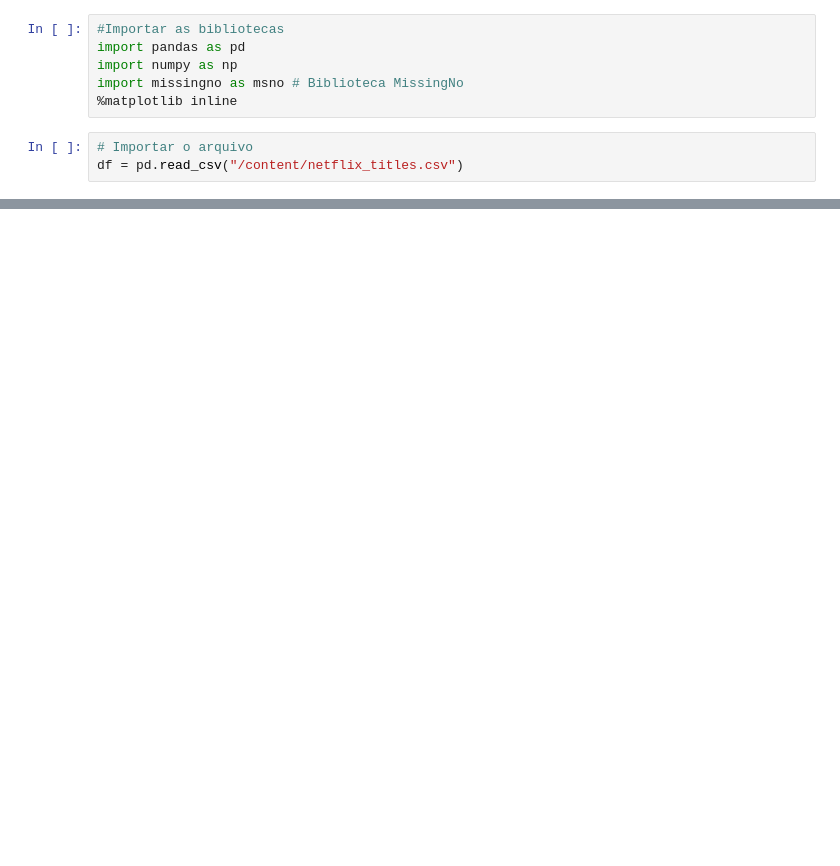
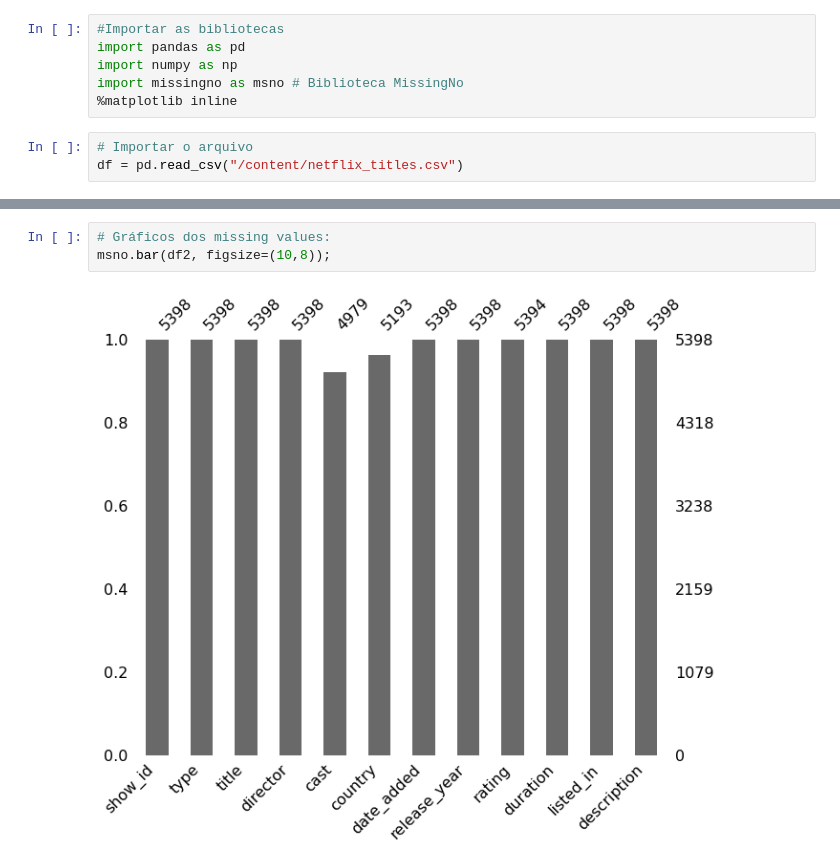
Before and after one commit to ViniciusMangueira/Data_Science, a Jupyter notebook: Biblioteca_MissingNo.ipynb, the cells around one changed output, grey strips where cells are left out. Saved outputs shown, nothing was run; the diff lists cells and outputs as text; blank space fills up the shorter version.

```diff
--- a/Biblioteca_MissingNo.ipynb
+++ b/Biblioteca_MissingNo.ipynb
@@ -42,0 +79,5 @@ import missingno as msno
+# %%
+# Gráficos dos missing values:
+msno.bar(df2, figsize=(10,8));
+# %% [output]
+[figure, added]
```
Also changed, not shown: parts of 12 cells of this notebook.
